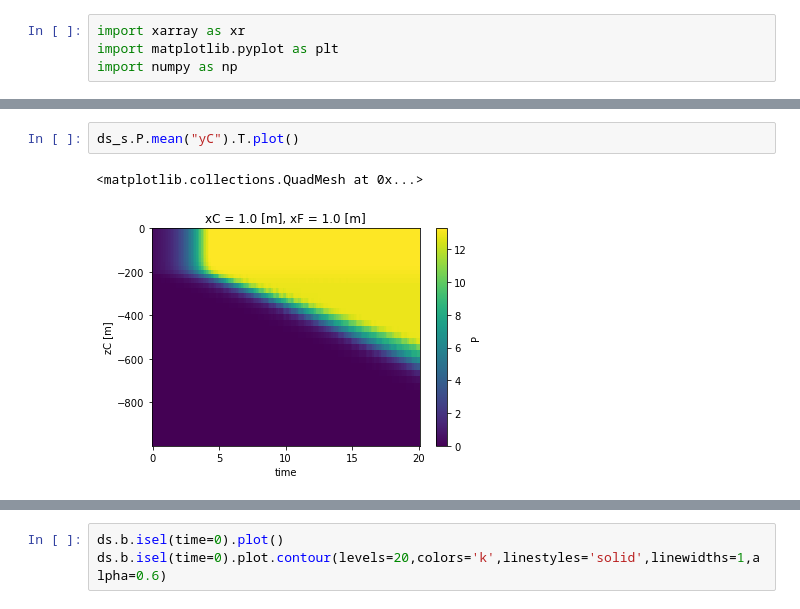
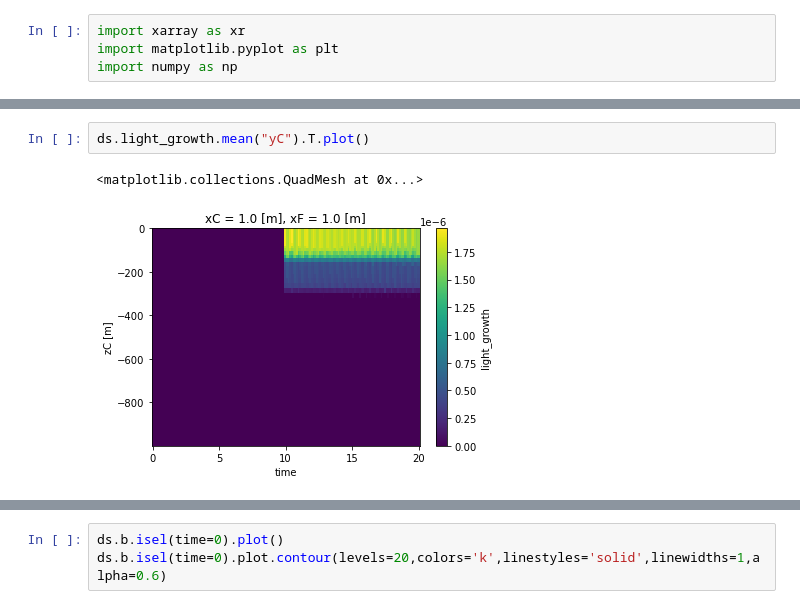
Before and after one commit to iuryt/Bioceananigans.jl, a Jupyter notebook: py/analysis.ipynb, the cells around one changed output, grey strips where cells are left out. Drawn from its saved outputs; the diff is of its cells as text.

```diff
--- a/py/analysis.ipynb
+++ b/py/analysis.ipynb
@@ -13,8 +13,8 @@ ds_s.h.plot()
 # %% [output]
 <matplotlib.collections.QuadMesh at 0x...>
 [figure]
-# %%
-ds_s.P.mean("yC").T.plot()
-# %% [output]
-<matplotlib.collections.QuadMesh at 0x...>
-[figure, removed]
+# %%
+ds.light_growth.mean("yC").T.plot()
+# %% [output]
+<matplotlib.collections.QuadMesh at 0x...>
+[figure, added]
```
Also changed, not shown: parts of 9 cells of this notebook.
